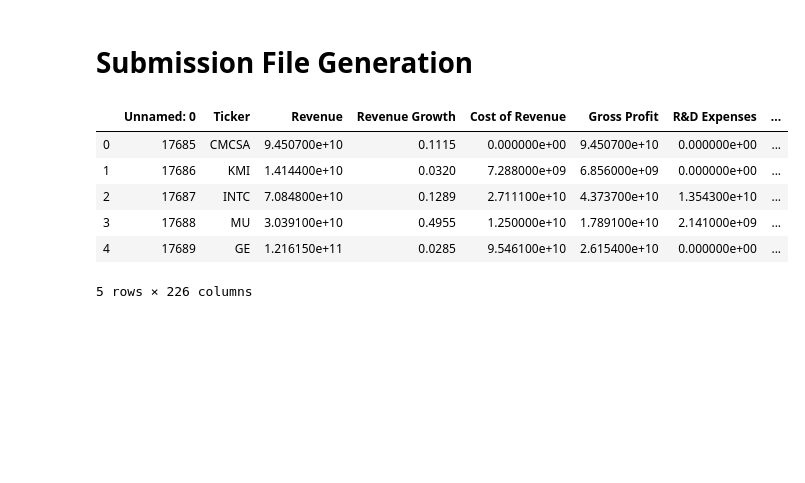
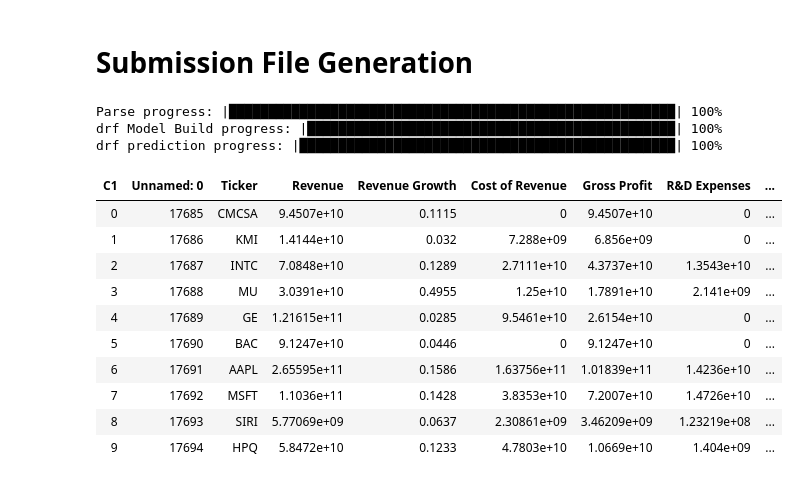
Before and after one commit to TiffanyVPhan/ML-Kaggle, a Jupyter notebook: Comp 2/predict.ipynb, the cells around one changed output. Drawn from its saved outputs; the diff is of its cells as text; code cells hidden in the pictures; blank space fills up the shorter version.

Commit message:
Random forest kinda

```diff
--- a/Comp 2/predict.ipynb
+++ b/Comp 2/predict.ipynb
@@ -9,3 +39,6 @@ def print_score(model, x, y):
     print('Kaggle Score: {:.0f}'.format(np.sqrt(np.mean((model.predict(x) - y)**2))))
 # %%
 df = pd.read_csv('data/stock_XY_train.csv')
+df.head()
+
+hdf = h2o.import_file('data/stock_XY_train.csv')
@@ -47,20 +125,31 @@ Kaggle Score: 1
 # Submission File Generation
 # %%
 dfTest = pd.read_csv('data/stock_X_test.csv').drop('Unnamed: 0', axis=1).rename({'Unnamed: 0.1': 'Unnamed: 0'}, axis='columns')
+hdfTest = h2o.import_file('data/stock_X_test.csv')
 
-custom_model = CustomModel()
-custom_model.fit(
-    df.drop(['Buy'], axis=1),
-    df['Buy']
+x_columns = hdf.columns
+x_columns.remove('Buy')
+hrf = H2ORandomForestEstimator(ntrees=50, max_depth=20, nfolds=10)
+hrf.train(
+    x=x_columns,
+    y='Buy',
+    training_frame=hdf
 )
 
-dfTest['Buy'] = custom_model.predict(dfTest)
-dfTest.head()
+hdfTest['Buy'] = hrf.predict(hdfTest)
+hdfTest
 # %% [output]
+Parse progress: |█████████████████████████████████████████████████████████| 100%
+drf Model Build progress: |███████████████████████████████████████████████| 100%
+drf prediction progress: |████████████████████████████████████████████████| 100%
-|  | Unnamed: 0 | Ticker | Revenue | Revenue Growth | Cost of Revenue | Gross Profit | R&D Expenses | ... |
-| 0 | 17685 | CMCSA | 9.450700e+10 | 0.1115 | 0.000000e+00 | 9.450700e+10 | 0.000000e+00 | ... |
-| 1 | 17686 | KMI | 1.414400e+10 | 0.0320 | 7.288000e+09 | 6.856000e+09 | 0.000000e+00 | ... |
-| 2 | 17687 | INTC | 7.084800e+10 | 0.1289 | 2.711100e+10 | 4.373700e+10 | 1.354300e+10 | ... |
-| 3 | 17688 | MU | 3.039100e+10 | 0.4955 | 1.250000e+10 | 1.789100e+10 | 2.141000e+09 | ... |
-| 4 | 17689 | GE | 1.216150e+11 | 0.0285 | 9.546100e+10 | 2.615400e+10 | 0.000000e+00 | ... |
+| C1 | Unnamed: 0 | Ticker | Revenue | Revenue Growth | Cost of Revenue | Gross Profit | R&D Expenses | ... |
+| 0 | 17685 | CMCSA | 9.4507e+10 | 0.1115 | 0 | 9.4507e+10 | 0 | ... |
+| 1 | 17686 | KMI | 1.4144e+10 | 0.032 | 7.288e+09 | 6.856e+09 | 0 | ... |
+| 2 | 17687 | INTC | 7.0848e+10 | 0.1289 | 2.7111e+10 | 4.3737e+10 | 1.3543e+10 | ... |
+| 3 | 17688 | MU | 3.0391e+10 | 0.4955 | 1.25e+10 | 1.7891e+10 | 2.141e+09 | ... |
+| 4 | 17689 | GE | 1.21615e+11 | 0.0285 | 9.5461e+10 | 2.6154e+10 | 0 | ... |
+| 5 | 17690 | BAC | 9.1247e+10 | 0.0446 | 0 | 9.1247e+10 | 0 | ... |
+| 6 | 17691 | AAPL | 2.65595e+11 | 0.1586 | 1.63756e+11 | 1.01839e+11 | 1.4236e+10 | ... |
+| 7 | 17692 | MSFT | 1.1036e+11 | 0.1428 | 3.8353e+10 | 7.2007e+10 | 1.4726e+10 | ... |
+| 8 | 17693 | SIRI | 5.77069e+09 | 0.0637 | 2.30861e+09 | 3.46209e+09 | 1.23219e+08 | ... |
+| 9 | 17694 | HPQ | 5.8472e+10 | 0.1233 | 4.7803e+10 | 1.0669e+10 | 1.404e+09 | ... |
-5 rows × 226 columns
```
Also changed, not shown: parts of 6 cells of this notebook.
